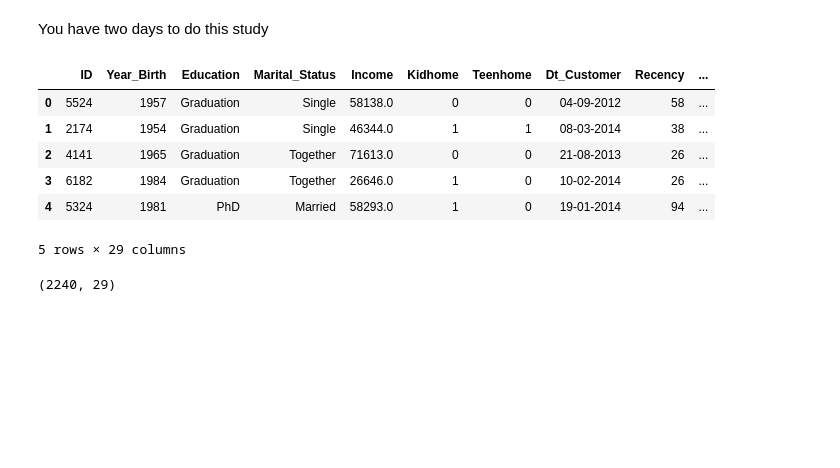
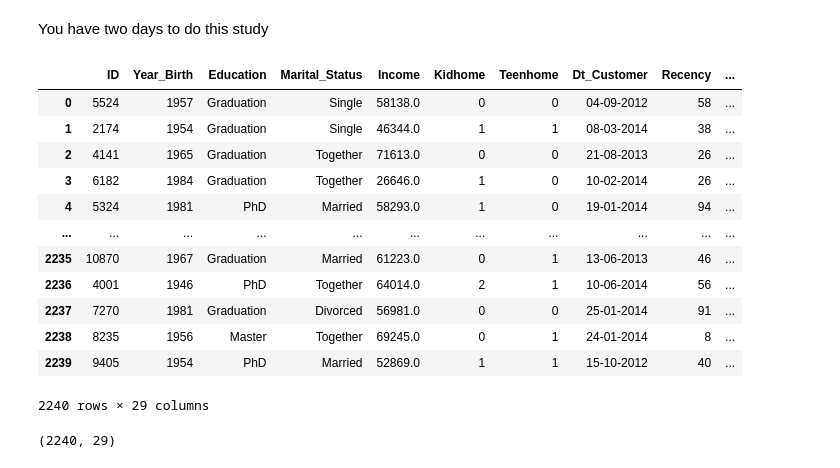
Before and after one commit to JonathanRaso/arturo_analyse_client, a Jupyter notebook: 03_marketing_campaigns/03_analyzing_marketing_campaigns.ipynb, the cells around one changed output. Cells and saved outputs as stored; diff of their text form; code cells hidden in the pictures; blank space fills up the shorter version.

```diff
--- a/03_marketing_campaigns/03_analyzing_marketing_campaigns.ipynb
+++ b/03_marketing_campaigns/03_analyzing_marketing_campaigns.ipynb
@@ -54,14 +56,20 @@ import numpy as np
 # %%
-campaign_df = pd.read_csv('data/marketing_campaign.csv', sep="\t")
-campaign_df.head()
+campaign_df = pd.read_csv('../data/marketing_campain.txt', sep="\t")
+campaign_df
 # %% [output]
 |  | ID | Year_Birth | Education | Marital_Status | Income | Kidhome | Teenhome | Dt_Customer | Recency | ... |
 | 0 | 5524 | 1957 | Graduation | Single | 58138.0 | 0 | 0 | 04-09-2012 | 58 | ... |
 | 1 | 2174 | 1954 | Graduation | Single | 46344.0 | 1 | 1 | 08-03-2014 | 38 | ... |
 | 2 | 4141 | 1965 | Graduation | Together | 71613.0 | 0 | 0 | 21-08-2013 | 26 | ... |
 | 3 | 6182 | 1984 | Graduation | Together | 26646.0 | 1 | 0 | 10-02-2014 | 26 | ... |
 | 4 | 5324 | 1981 | PhD | Married | 58293.0 | 1 | 0 | 19-01-2014 | 94 | ... |
+| ... | ... | ... | ... | ... | ... | ... | ... | ... | ... | ... |
+| 2235 | 10870 | 1967 | Graduation | Married | 61223.0 | 0 | 1 | 13-06-2013 | 46 | ... |
+| 2236 | 4001 | 1946 | PhD | Together | 64014.0 | 2 | 1 | 10-06-2014 | 56 | ... |
+| 2237 | 7270 | 1981 | Graduation | Divorced | 56981.0 | 0 | 0 | 25-01-2014 | 91 | ... |
+| 2238 | 8235 | 1956 | Master | Together | 69245.0 | 0 | 1 | 24-01-2014 | 8 | ... |
+| 2239 | 9405 | 1954 | PhD | Married | 52869.0 | 1 | 1 | 15-10-2012 | 40 | ... |
-5 rows × 29 columns
+2240 rows × 29 columns
 # %%
 campaign_df.shape
 # %% [output]
```
Also changed, not shown: parts of 16 cells of this notebook.
